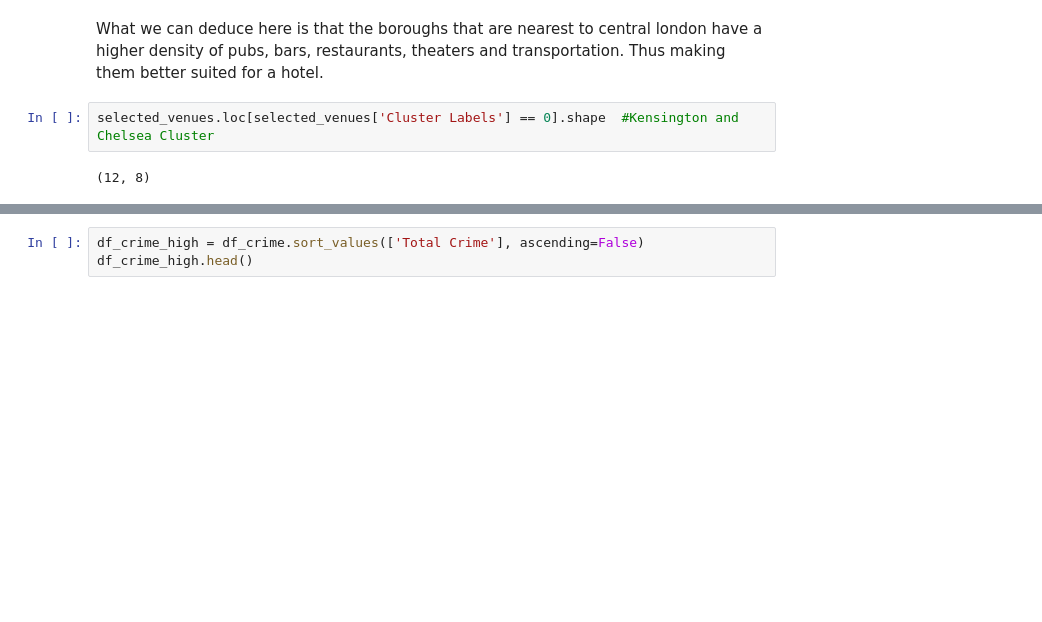
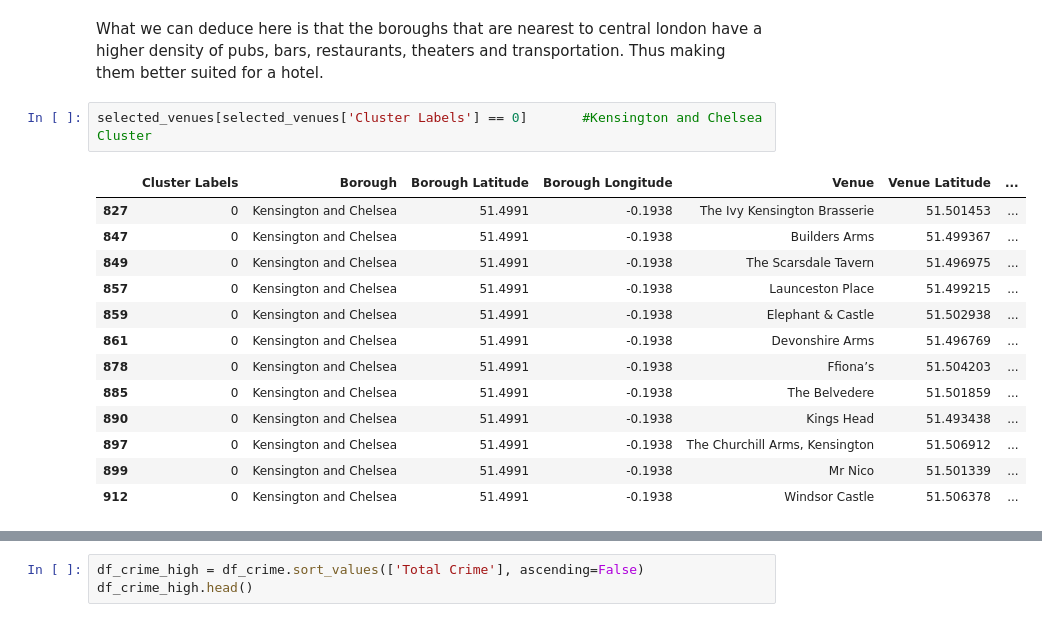
Before and after one commit to jilly2272/Coursera_Capstone, a Jupyter notebook: Best Location to Open a Hotel in London.ipynb, the cells around one changed output, grey strips where cells are left out. Cells and saved outputs as stored; diff of their text form; blank space fills up the shorter version.

```diff
--- a/Best Location to Open a Hotel in London.ipynb
+++ b/Best Location to Open a Hotel in London.ipynb
@@ -411,6 +411,18 @@ map_clusters
 # %% [markdown]
 What we can deduce here is that the boroughs that are nearest to central london have a higher density of pubs, bars, restaurants, theaters and transportation. Thus making them better suited for a hotel.
 # %%
-selected_venues.loc[selected_venues['Cluster Labels'] == 0].shape  #Kensington and Chelsea Cluster
+selected_venues[selected_venues['Cluster Labels'] == 0]       #Kensington and Chelsea Cluster
 # %% [output]
-(12, 8)
+|  | Cluster Labels | Borough | Borough Latitude | Borough Longitude | Venue | Venue Latitude | ... |
+| 827 | 0 | Kensington and Chelsea | 51.4991 | -0.1938 | The Ivy Kensington Brasserie | 51.501453 | ... |
+| 847 | 0 | Kensington and Chelsea | 51.4991 | -0.1938 | Builders Arms | 51.499367 | ... |
+| 849 | 0 | Kensington and Chelsea | 51.4991 | -0.1938 | The Scarsdale Tavern | 51.496975 | ... |
+| 857 | 0 | Kensington and Chelsea | 51.4991 | -0.1938 | Launceston Place | 51.499215 | ... |
+| 859 | 0 | Kensington and Chelsea | 51.4991 | -0.1938 | Elephant & Castle | 51.502938 | ... |
+| 861 | 0 | Kensington and Chelsea | 51.4991 | -0.1938 | Devonshire Arms | 51.496769 | ... |
+| 878 | 0 | Kensington and Chelsea | 51.4991 | -0.1938 | Ffiona’s | 51.504203 | ... |
+| 885 | 0 | Kensington and Chelsea | 51.4991 | -0.1938 | The Belvedere | 51.501859 | ... |
+| 890 | 0 | Kensington and Chelsea | 51.4991 | -0.1938 | Kings Head | 51.493438 | ... |
+| 897 | 0 | Kensington and Chelsea | 51.4991 | -0.1938 | The Churchill Arms, Kensington | 51.506912 | ... |
+| 899 | 0 | Kensington and Chelsea | 51.4991 | -0.1938 | Mr Nico | 51.501339 | ... |
+| 912 | 0 | Kensington and Chelsea | 51.4991 | -0.1938 | Windsor Castle | 51.506378 | ... |
```
Also changed, not shown: parts of 3 cells of this notebook.
